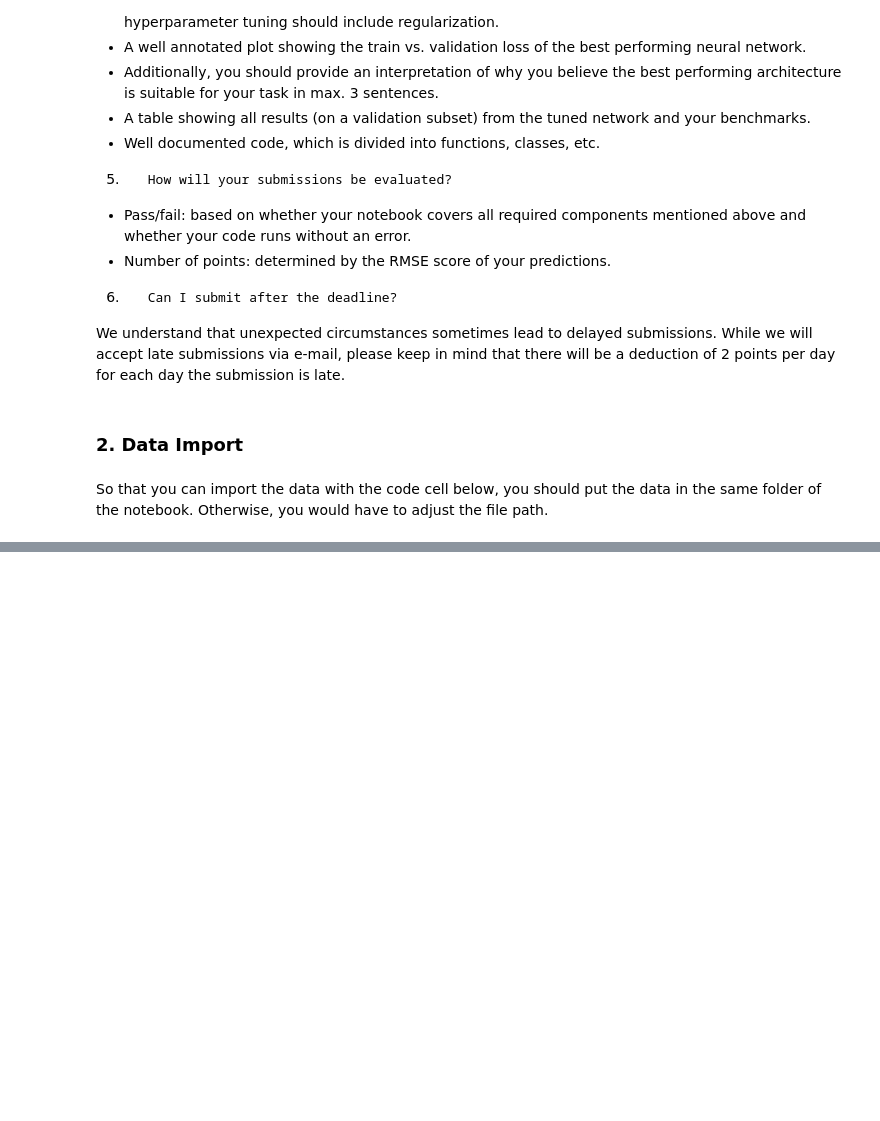
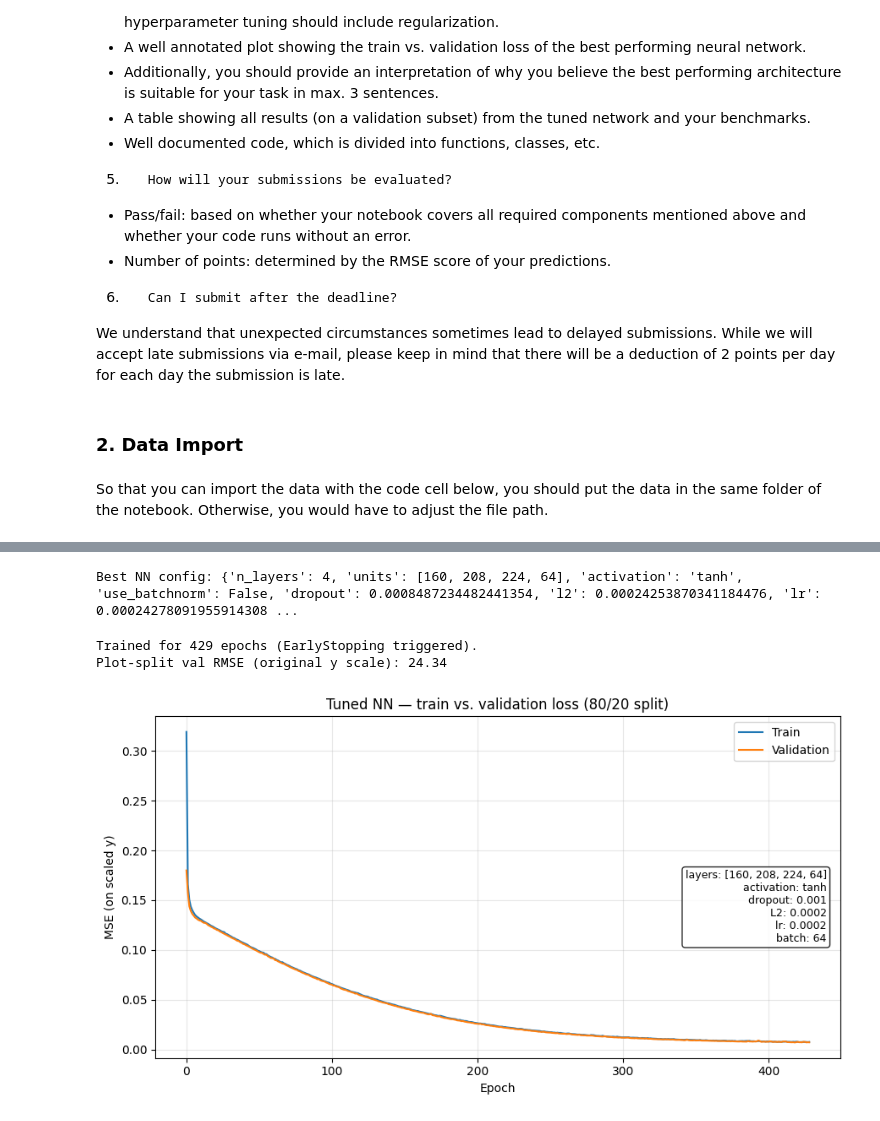
Before and after one commit to Priapos1004/delta, a Jupyter notebook: task1/DELTA_Task_1.ipynb, the cells around one changed output, grey strips where cells are left out. Drawn from its saved outputs; the diff is of its cells as text; code cells hidden in the pictures; blank space fills up the shorter version.

```diff
--- a/task1/DELTA_Task_1.ipynb
+++ b/task1/DELTA_Task_1.ipynb
@@ -59,0 +434,79 @@ train_y.head(5)
+# %%
+def best_params_from_study(study: optuna.Study) -> dict:
+    """Reformat Optuna's flat best_params into the schema build_tuned_nn expects (units as list)."""
+    bp = study.best_params
+    return {
+        "n_layers": bp["n_layers"],
+        "units": [bp[f"units_l{i}"] for i in range(bp["n_layers"])],
+        "activation": bp["activation"],
+        "use_batchnorm": bp["use_batchnorm"],
+        "dropout": bp["dropout"],
+        "l2": bp["l2"],
+        "lr": bp["lr"],
+        "batch_size": bp["batch_size"],
+    }
+
+
+best_params = best_params_from_study(study)
+print("Best NN config:", best_params)
+# %% [output]
+Best NN config: {'n_layers': 4, 'units': [160, 208, 224, 64], 'activation': 'tanh', 'use_batchnorm': False, 'dropout': 0.0008487234482441354, 'l2': 0.00024253870341184476, 'lr': 0.00024278091955914308 ...
+# %%
+# Refit on the (already-scaled) 80/20 plot split, capturing history.
+# Validation comes from the held-out 375 rows — gives a clean train-vs-val curve.
+MAX_EPOCHS = 800
+best_model = build_tuned_nn(X_tr_s.shape[1], best_params)
+es = EarlyStopping(monitor="val_loss", patience=10, restore_best_weights=True)
+
+history = best_model.fit(
+    X_tr_s, y_tr_s,
+    validation_data=(X_val_s, y_val_s),
+    epochs=MAX_EPOCHS,
+    batch_size=best_params["batch_size"],
+    callbacks=[es],
+    verbose=0,
+)
+
+# Val RMSE on the original y scale.
+y_val_pred_s = best_model.predict(X_val_s, verbose=0).ravel()
+y_val_pred = plot_y_scaler.inverse_transform(y_val_pred_s.reshape(-1, 1)).ravel()
+tuned_val_rmse_plot = rmse_original_scale(y_val, y_val_pred)
+
+trained_epochs = len(history.history["loss"])
+es_triggered = trained_epochs < MAX_EPOCHS
+print(f"Trained for {trained_epochs} epochs "
+      f"({'EarlyStopping triggered' if es_triggered else 'reached MAX_EPOCHS without EarlyStopping'}).")
+print(f"Plot-split val RMSE (original y scale): {tuned_val_rmse_plot:.2f}")
+# %% [output]
+Trained for 429 epochs (EarlyStopping triggered).
+Plot-split val RMSE (original y scale): 24.34
+# %%
+fig, ax = plt.subplots(figsize=(9, 5))
+ax.plot(history.history["loss"], label="Train")
+ax.plot(history.history["val_loss"], label="Validation")
+ax.set_xlabel("Epoch")
+ax.set_ylabel("MSE (on scaled y)")
+ax.set_title("Tuned NN — train vs. validation loss (80/20 split)")
+ax.legend(loc="upper right")
+ax.grid(True, alpha=0.3)
+
+# Annotate the plot with the chosen configuration.
+ax.text(
+    0.98, 0.55,
+    f"layers: {best_params['units']}\n"
+    f"activation: {best_params['activation']}\n"
+    f"dropout: {best_params['dropout']:.3f}\n"
+    f"L2: {best_params['l2']:.4f}\n"
+    f"lr: {best_params['lr']:.4f}\n"
+    f"batch: {best_params['batch_size']}",
+    transform=ax.transAxes,
+    fontsize=9,
+    va="top",
+    ha="right",
+    bbox=dict(boxstyle="round", facecolor="white", alpha=0.85),
+)
+
+plt.tight_layout()
+plt.show()
+# %% [output]
+[figure, added]
```
Also changed, not shown: parts of 33 cells of this notebook, 2 other files.
